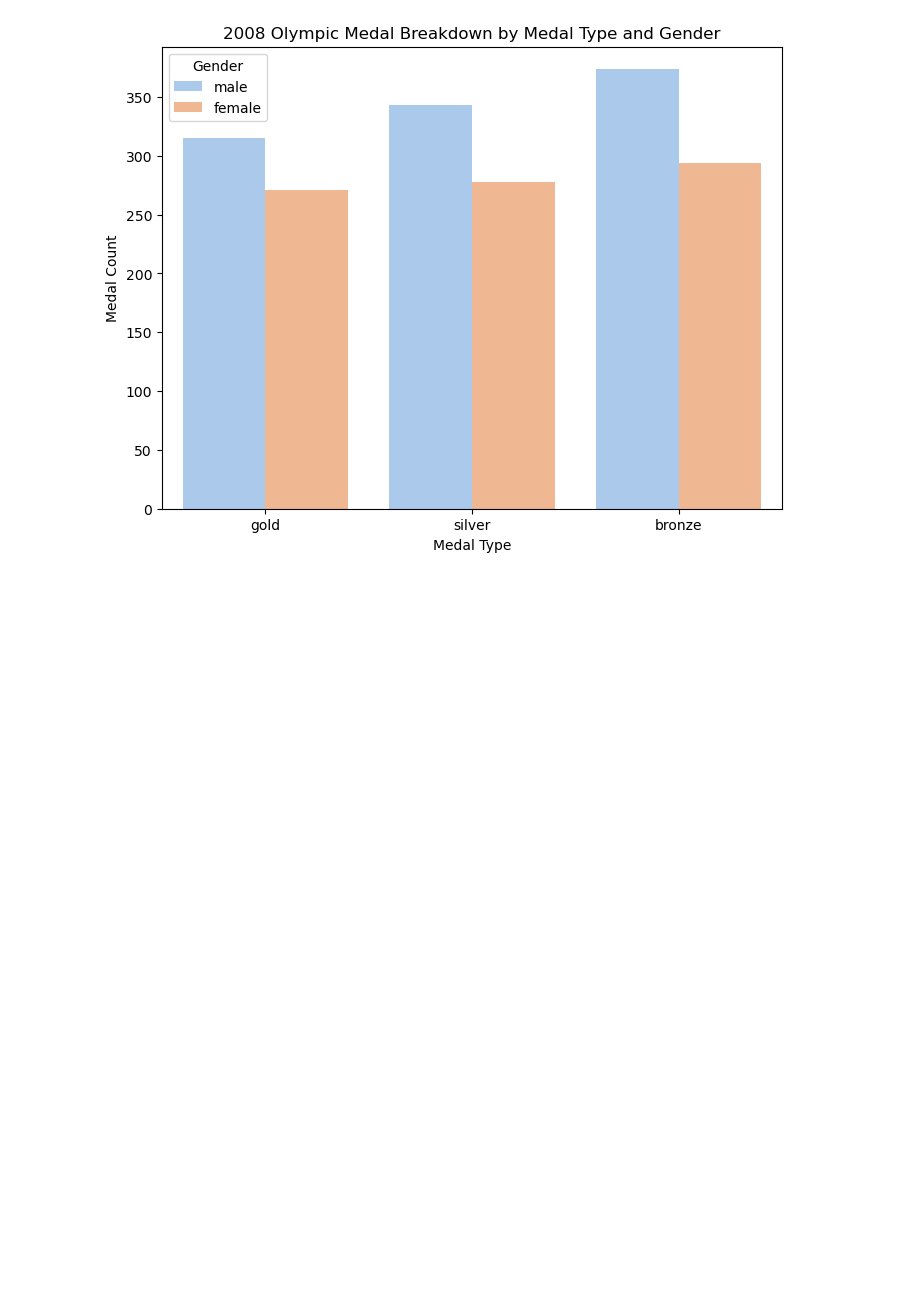
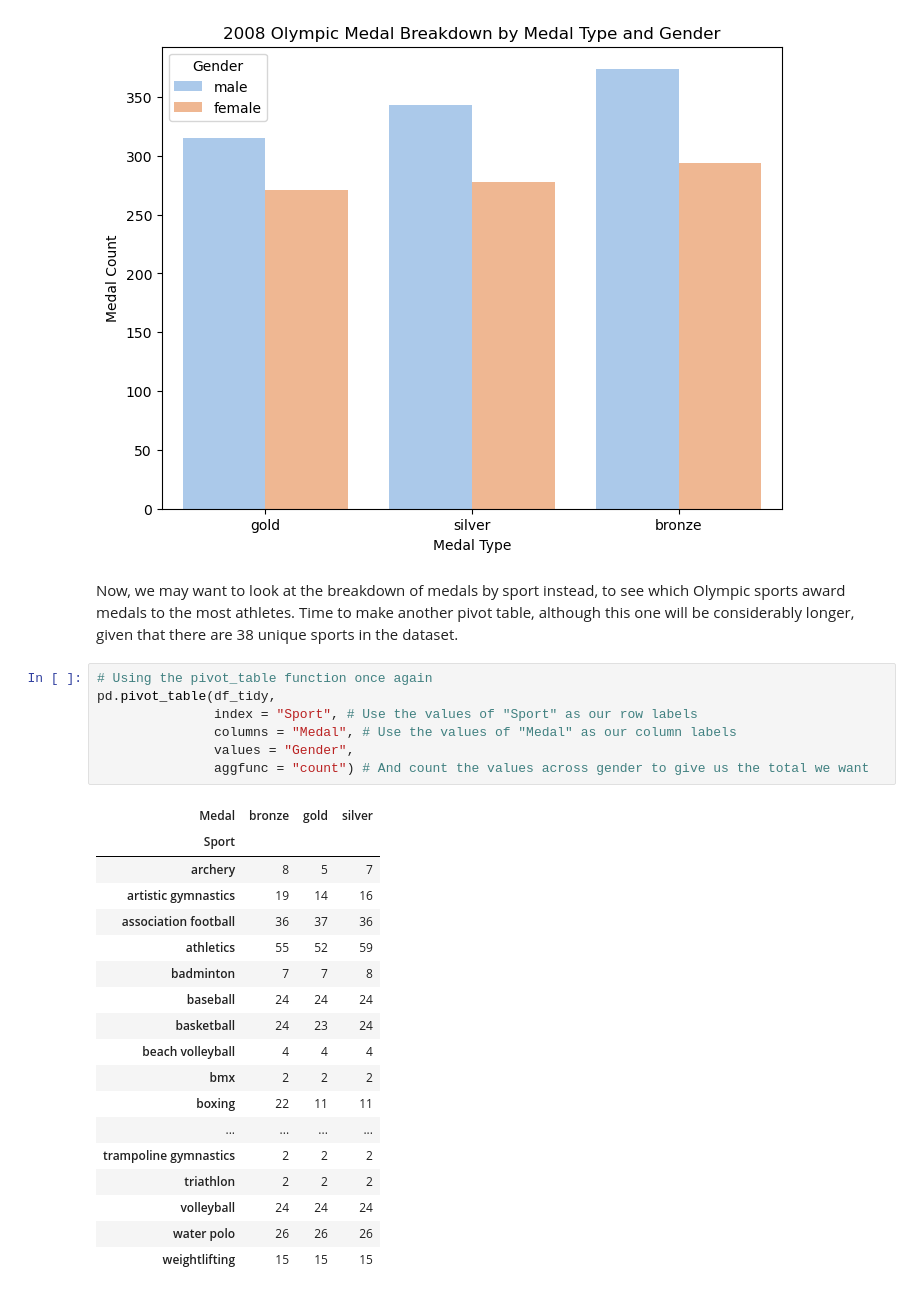
Before and after one commit to t-clark04/Clark-Data-Science-Portfolio, a Jupyter notebook: TidyData-Project/main.ipynb, the cells around one changed output. Drawn from its saved outputs; the diff is of its cells as text; blank space fills up the shorter version.

```diff
--- a/TidyData-Project/main.ipynb
+++ b/TidyData-Project/main.ipynb
@@ -212,3 +214,31 @@ plt.title("2008 Olympic Medal Breakdown by Medal Type and Gender")
 plt.show()
 # %% [output]
 [figure]
+# %% [markdown]
+Now, we may want to look at the breakdown of medals by sport instead, to see which Olympic sports award medals to the most athletes. Time to make another pivot table, although this one will be considerably longer, given that there are 38 unique sports in the dataset.
+# %%
+# Using the pivot_table function once again
+pd.pivot_table(df_tidy,
+               index = "Sport", # Use the values of "Sport" as our row labels
+               columns = "Medal", # Use the values of "Medal" as our column labels
+               values = "Gender",
+               aggfunc = "count") # And count the values across gender to give us the total we want
+# %% [output]
+| Medal | bronze | gold | silver |
+| Sport |  |  |  |
+| archery | 8 | 5 | 7 |
+| artistic gymnastics | 19 | 14 | 16 |
+| association football | 36 | 37 | 36 |
+| athletics | 55 | 52 | 59 |
+| badminton | 7 | 7 | 8 |
+| baseball | 24 | 24 | 24 |
+| basketball | 24 | 23 | 24 |
+| beach volleyball | 4 | 4 | 4 |
+| bmx | 2 | 2 | 2 |
+| boxing | 22 | 11 | 11 |
+| ... | ... | ... | ... |
+| trampoline gymnastics | 2 | 2 | 2 |
+| triathlon | 2 | 2 | 2 |
+| volleyball | 24 | 24 | 24 |
+| water polo | 26 | 26 | 26 |
+| weightlifting | 15 | 15 | 15 |
```
Also changed, not shown: parts of 4 cells of this notebook.
